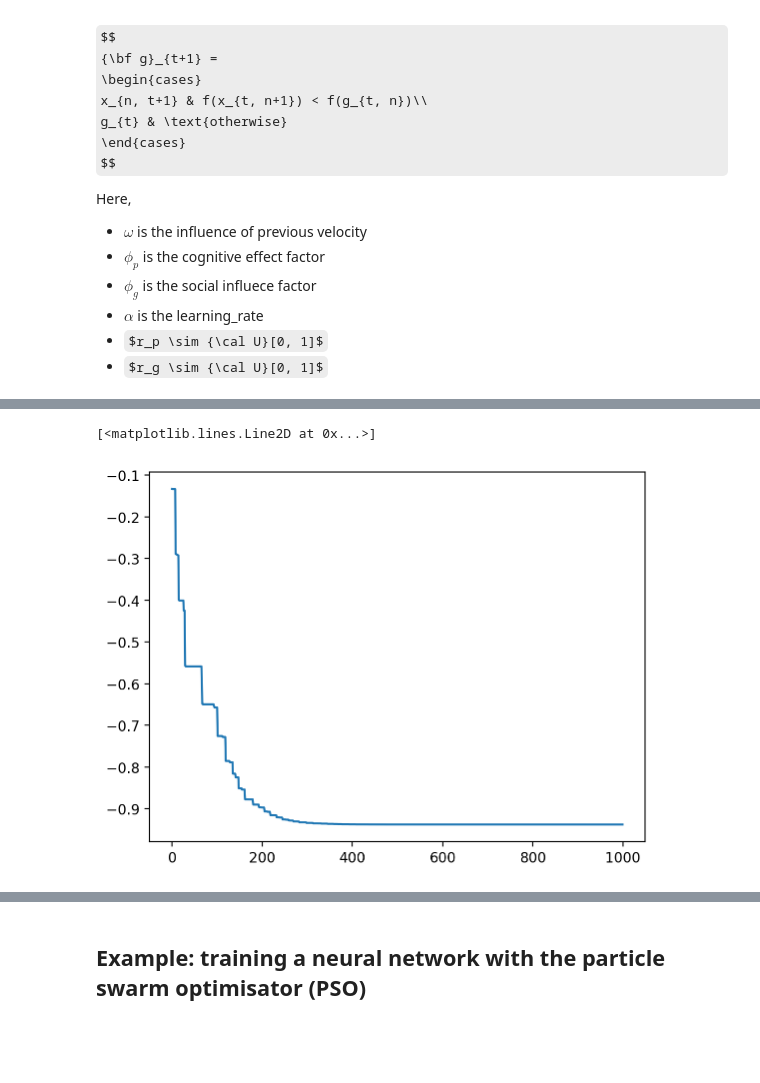
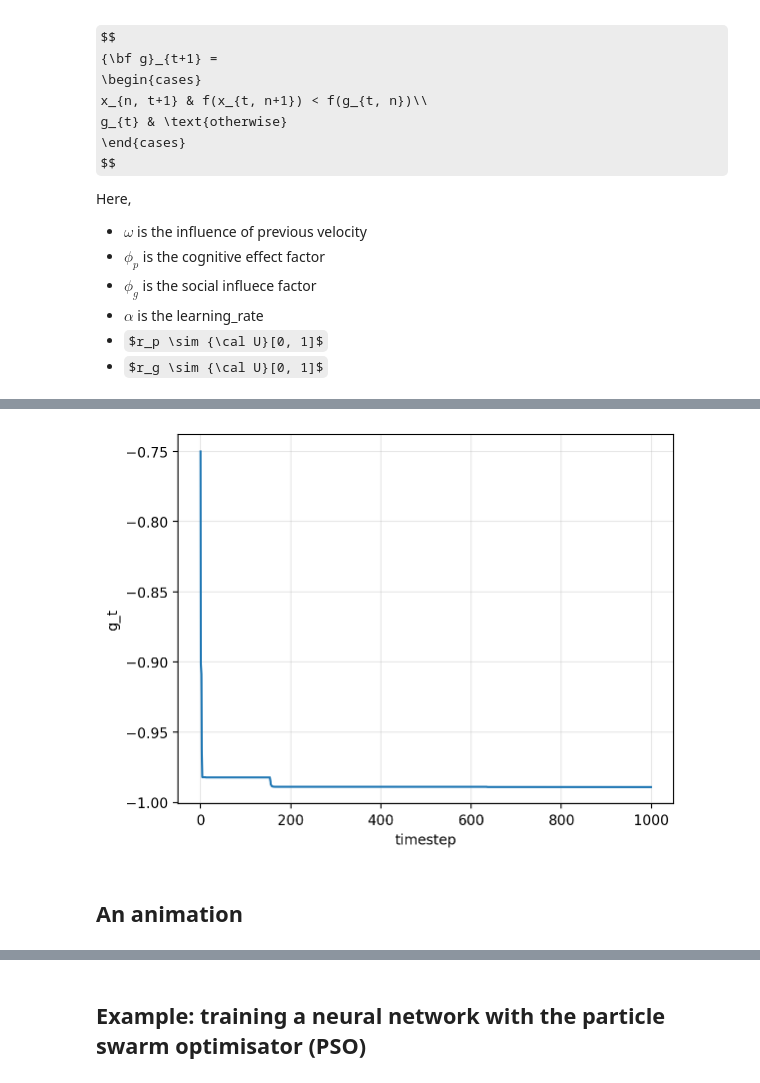
Before and after one commit to sapienzaio/online-ml-finance, a Jupyter notebook: 02-numba-pso.ipynb, the cells around one changed output, grey strips where cells are left out. Saved outputs shown, nothing was run; the diff lists cells and outputs as text; code cells hidden in the pictures; some formulas as TeX source; blank space fills up the shorter version.

```diff
--- a/02-numba-pso.ipynb
+++ b/02-numba-pso.ipynb
@@ -246,5 +268,9 @@ plt.scatter(*positions_best.T, c="crimson")
-# %%
-plt.plot(f_star_hist)
-# %% [output]
-[<matplotlib.lines.Line2D at 0x...>]
-[figure, removed]
+# %%
+plt.plot(f_star_hist)
+plt.xlabel("timestep")
+plt.ylabel("g_t")
+plt.grid(alpha=0.3)
+# %% [output]
+[figure, added]
+# %% [markdown]
+## An animation
```
Also changed, not shown: parts of 11 cells of this notebook.
